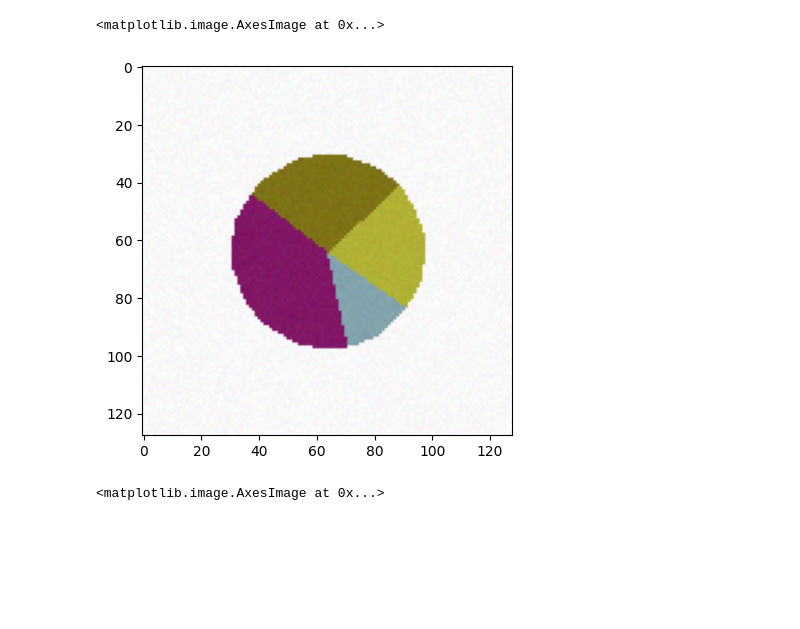
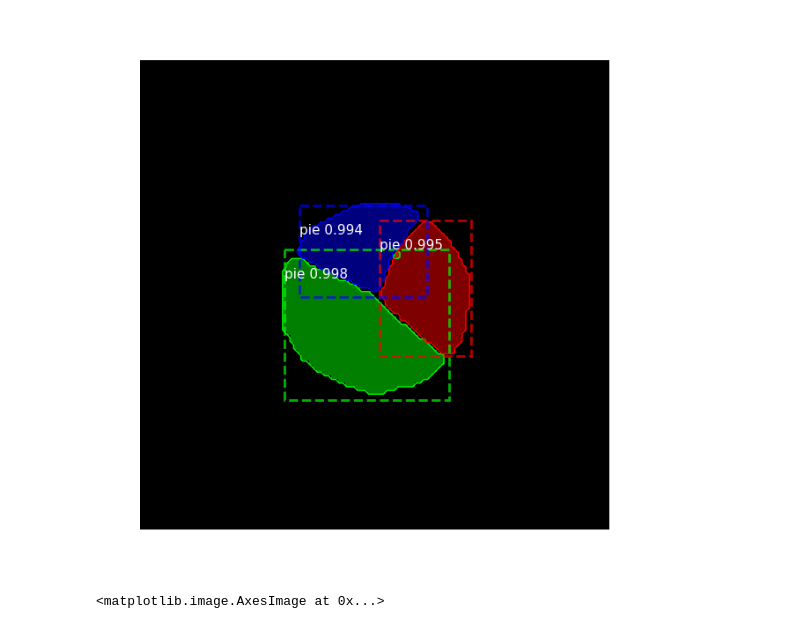
Before and after one commit to mahsageshvadi/Mask-RCNN-TF2, a Jupyter notebook: samples/cqa/Mask_RCNN_PieChart.ipynb, the cells around one changed output. Cells and saved outputs as stored; diff of their text form; code cells hidden in the pictures; blank space fills up the shorter version.

Commit message:
stabel working MaskRCNN train for pie chart and results in log_piechart

```diff
--- a/samples/cqa/Mask_RCNN_PieChart.ipynb
+++ b/samples/cqa/Mask_RCNN_PieChart.ipynb
@@ -189,3 +187,20 @@ class ShapesDataset(utils.Dataset):
 dataset_train = ShapesDataset()
 dataset_train.load_shapes(10, config.IMAGE_SHAPE[0], config.IMAGE_SHAPE[1])
 dataset_train.prepare()
+# %%
+class InferenceConfig(ShapesConfig):
+    GPU_COUNT = 1
+    IMAGES_PER_GPU = 1
+
+inference_config = InferenceConfig()
+
+# Recreate the model in inference mode
+model = modellib.MaskRCNN(mode="inference",
+                          config=inference_config,
+                          model_dir=MODEL_DIR)
+
+model_path = model.find_last()
+
+# Load trained weights
+print("Loading weights from ", model_path)
+model.load_weights(model_path, by_name=True)
@@ -191,0 +210,2 @@ dataset_train.prepare()
+# %%
+image = dataset_train.load_image(4)
@@ -191,0 +219,2 @@ dataset_train.prepare()
+# %%
+results = model.detect([image], verbose=1)
@@ -192,14 +227,26 @@ dataset_train.prepare()
+# %%
+def get_ax(rows=1, cols=1, size=8):
+    """Return a Matplotlib Axes array to be used in
+    all visualizations in the notebook. Provide a
+    central point to control graph sizes.
+
+    Change the default size attribute to control the size
+    of rendered images
+    """
+    _, ax = plt.subplots(rows, cols, figsize=(size*cols, size*rows))
+    return ax
+# %%
+r = results[0]
+visualize.display_instances(image, r['rois'], r['masks'], r['class_ids'],
+                            dataset_train.class_names, r['scores'], ax=get_ax())
+# %% [output]
+[figure, added]
 # %%
 masks, _ = dataset_train.load_mask(4)
 # %%
 masks = masks.astype(float)
 # %%
 image = dataset_train.load_image(4)
-# %%
-plt.imshow(image)
-# %% [output]
-<matplotlib.image.AxesImage at 0x...>
-[figure, removed]
 # %%
 import matplotlib.pyplot as plt
 # %%
```
Also changed, not shown: parts of 5 cells of this notebook, 10 other files.
